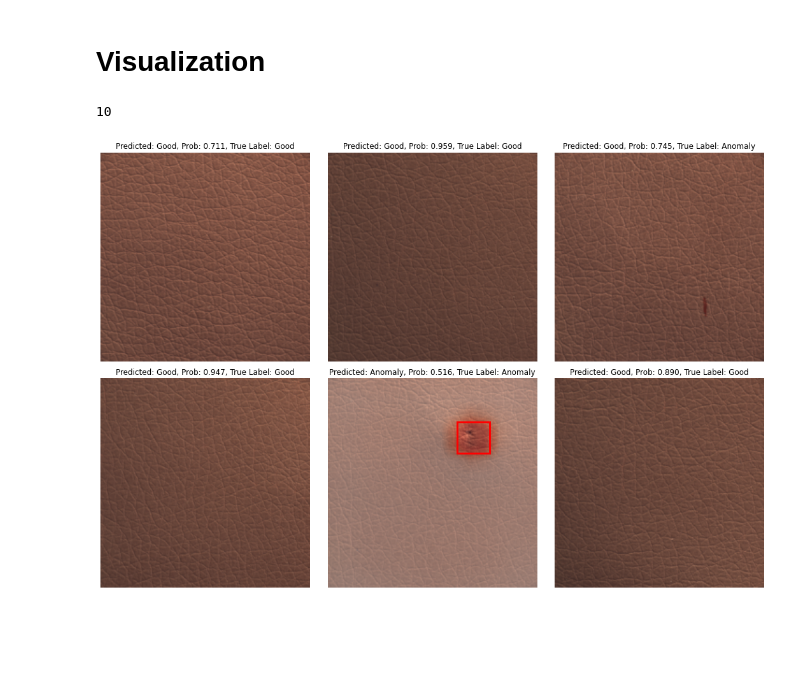
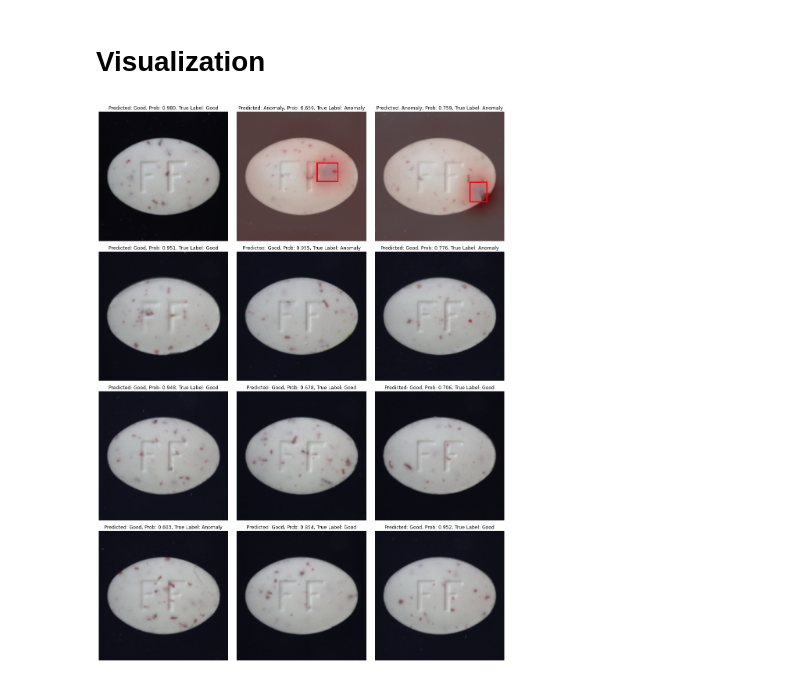
Before and after one commit to OlgaChernytska/Visual-Inspection, a Jupyter notebook: Training.ipynb, the cells around one changed output. Drawn from its saved outputs; the diff is of its cells as text; code cells hidden in the pictures; blank space fills up the shorter version.

```diff
--- a/Training.ipynb
+++ b/Training.ipynb
@@ -15,7 +15,7 @@ from utils.helper import train, evaluate, predict_localize
 # %% [markdown]
 ## Parameters
 # %%
-data_folder = "data/leather"
+data_folder = "data/mvtec_anomaly_detection/pill"
 input_size = (224, 224)
 neg_class = 0
 
@@ -31,9 +31,6 @@ n_cv_folds = 5
 # Data
 # %%
 train_loader, test_loader = get_train_test_loaders(
-    root=data_folder,
-    batch_size=batch_size,
-    test_size=0.2,
-    random_state=42,
+    root=data_folder, batch_size=batch_size, test_size=0.2, random_state=42,
 )
 # %% [output]
@@ -95,18 +85,9 @@ for i, (train_loader, test_loader) in enumerate(cv_folds):
     evaluate(model, test_loader, device)
 # %% [markdown]
 # Visualization
-# %%
-localization_thres
-# %% [output]
-10
 # %%
 predict_localize(
-    model,
-    test_loader,
-    device,
-    thres=5,
-    neg_class=1,
-    n_samples=6,
+    model, test_loader, device, thres=0.8, neg_class=1, n_samples=12,
 )
 # %% [output]
-[figure, old version]
+[figure, new version]
```
Also changed, not shown: parts of 5 cells of this notebook, 4 other files.
